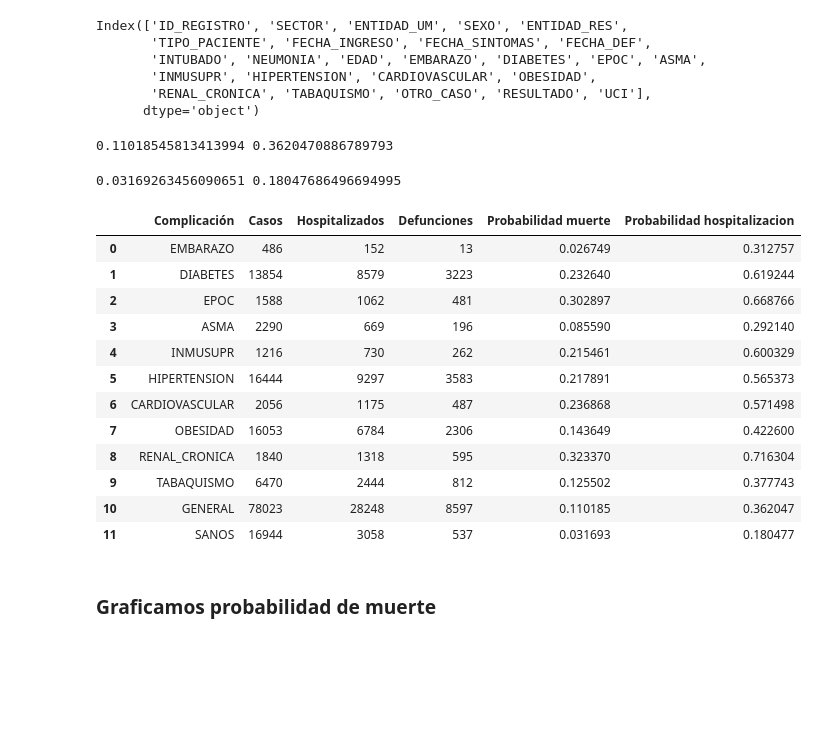
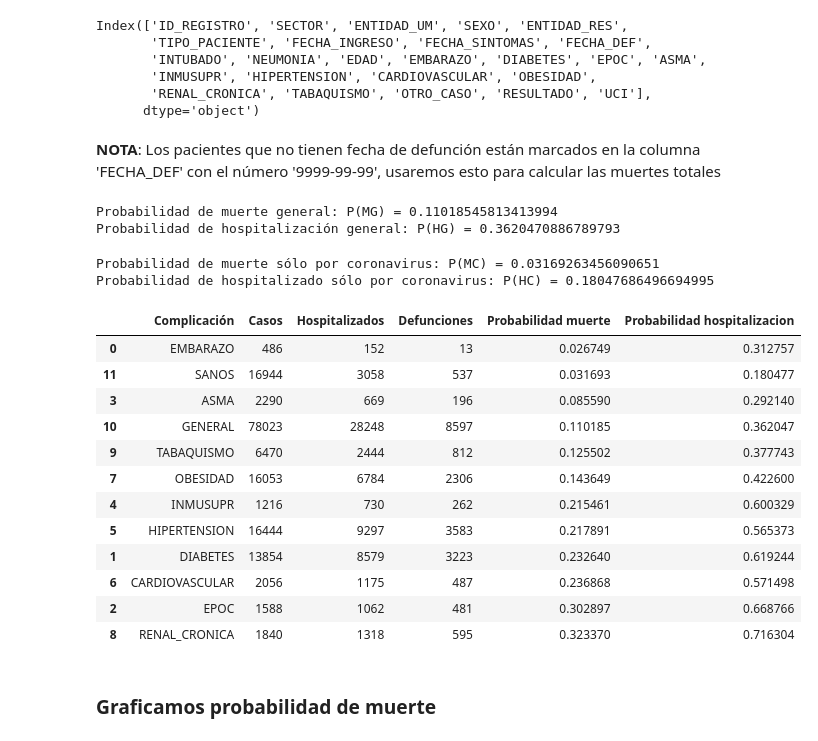
Before and after one commit to GabrielMissael/Covid_probabilidad, a Jupyter notebook: Analisis_de_datos.ipynb, the cells around one changed output. Saved outputs shown, nothing was run; the diff lists cells and outputs as text; code cells hidden in the pictures; blank space fills up the shorter version.

Commit message:
Añado comentarios, requisitos, algunas gráficas

```diff
--- a/analiss.ipynb
+++ b/Analisis_de_datos.ipynb
@@ -16 +30,5 @@ datos = pd.read_csv('datos_abiertos_covid19/200527COVID19MEXICO.csv')
+# %%
+# El siguiente código es para tener una visión completa de los datos
+pd.set_option('display.max_columns', None)  # or 1000
+pd.set_option('display.max_rows', None)  # or 1000
 # %%
@@ -156,85 +182,98 @@ Index(['ID_REGISTRO', 'SECTOR', 'ENTIDAD_UM', 'SEXO', 'ENTIDAD_RES',
        'INMUSUPR', 'HIPERTENSION', 'CARDIOVASCULAR', 'OBESIDAD',
        'RENAL_CRONICA', 'TABAQUISMO', 'OTRO_CASO', 'RESULTADO', 'UCI'],
       dtype='object')
+# %% [markdown]
+**NOTA**: Los pacientes que no tienen fecha de defunción están marcados en la columna 'FECHA_DEF' con el número '9999-99-99', usaremos esto para calcular las muertes totales
 # %%
-#Obtenemos la probabilidad general de muertes
-enfermos_totales = len(enfermos)
-muertos_totales = len(enfermos[enfermos['FECHA_DEF'] != '9999-99-99'])
-hospitalizados_totales = len(enfermos[enfermos['TIPO_PACIENTE'] == 2])
+# Obtenemos la probabilidad general de muertes
+enfermos_totales = len(enfermos) # Número de enfermos
+muertos_totales = len(enfermos[enfermos['FECHA_DEF'] != '9999-99-99']) # Número de defunciones
+hospitalizados_totales = len(enfermos[enfermos['TIPO_PACIENTE'] == 2]) # Número de hospitalizados
 
-p_general_muerte = muertos_totales/enfermos_totales
-p_general_hosp = hospitalizados_totales/enfermos_totales
-print(p_general_muerte, p_general_hosp)
+p_general_muerte = muertos_totales/enfermos_totales # Probabilidad general de muerte (Sin considerar otras complicaciones)
+p_general_hosp = hospitalizados_totales/enfermos_totales # Probailidad de ser hospitazado
+print(f"Probabilidad de muerte general: P(MG) = {p_general_muerte}")
+print(f"Probabilidad de hospitalización general: P(HG) = {p_general_hosp}")
 # %% [output]
-0.11018545813413994 0.3620470886789793
+Probabilidad de muerte general: P(MG) = 0.11018545813413994
+Probabilidad de hospitalización general: P(HG) = 0.3620470886789793
 # %%
-#Obtenemos la probabilidad de muerte de una persona sin complicaciones de salud
-complicaciones = enfermos.columns[12:22]   #Los nombres de las complicaciones
+# El siguiente código calcula la probabilidad de muerte de una persona sin complicaciones de salud
+# Sólo CORONAVIRUS
+complicaciones = enfermos.columns[12:22]   # Arreglo lleno de los nombres de las complicaciones
 
-sin_comp = datos[datos['RESULTADO'] == 1]  #Filtro solo confirmados ccon COVID
+sin_comp = datos[datos['RESULTADO'] == 1]  # Filtramos solo confirmados con COVID
 
+# Recorremos cada complicación y nos aseguramos de que filtrar todas las que tienen número 2, es decir, "NO".
 for i, complicacion in enumerate(complicaciones):
-    sin_comp = sin_comp[sin_comp[complicacion] == 2] #Filtro todas las enfermedades
+    sin_comp = sin_comp[sin_comp[complicacion] == 2]
 
+# Obtenemos el tamaño del arreglo, los hospitalizados sólo con Coronavirus y los muertos sólo por coronavirus
 n_sin_comp = len(sin_comp)
 hosp_sin_comp = len(sin_comp[sin_comp['TIPO_PACIENTE'] == 2])
 muertos_sin_comp = len(sin_comp[sin_comp['FECHA_DEF'] != '9999-99-99'])
 
-p_sano_muerte = muertos_sin_comp/n_sin_comp
-p_sano_hosp = hosp_sin_comp/n_sin_comp
+# Obtenemos la probabilidad de:
+p_sano_muerte = muertos_sin_comp/n_sin_comp # Muerto sólo por coronavirus
+p_sano_hosp = hosp_sin_comp/n_sin_comp # Hospitalizado sólo por coronavirus
 
-print(p_sano_muerte, p_sano_hosp)
+# Imprimimos resultados
+print(f"Probabilidad de muerte sólo por coronavirus: P(MC) = {p_sano_muerte}")
+print(f"Probabilidad de hospitalizado sólo por coronavirus: P(HC) = {p_sano_hosp}")
 # %% [output]
-0.03169263456090651 0.18047686496694995
+Probabilidad de muerte sólo por coronavirus: P(MC) = 0.03169263456090651
+Probabilidad de hospitalizado sólo por coronavirus: P(HC) = 0.18047686496694995
 # %%
 # Obtenemos los diferentes datos para cada tipo de complicación de salud
 
 p_muerte_comp = [] #Aqui guardaremos los datos
 
 for i, complicacion in enumerate(complicaciones):
     p_muerte_comp.append([])
-    p_muerte_comp[i].append(complicacion)  #Anexamos el nombre de la complicacion
+    p_muerte_comp[i].append(complicacion)  # Agregamos el nombre de la complicacion
 
+    # El siguiente arreglo guarda todos aquellos casos que tengan cada complicación
     casos = enfermos[enfermos[complicacion] == 1]
-    n_casos = len(casos)
-    p_muerte_comp[i].append(n_casos)  #Número de casos con esa complicación
+    n_casos = len(casos)   # El tamaño del arreglo
+    p_muerte_comp[i].append(n_casos)  # Número de casos con esa complicación
 
     n_hospitalizado = len(casos[casos['TIPO_PACIENTE'] == 2])
     p_muerte_comp[i].append(n_hospitalizado)  #Número de personas hospitalizadas con esa complicación
 
     muertos = casos[casos['FECHA_DEF'] != '9999-99-99']
     n_muertos = len(muertos)
     p_muerte_comp[i].append(n_muertos)  #Número de muertos con esa complicacion de salud
 
-    probabilidad_muerte = n_muertos/n_casos   #Probabilidad condicional de muerte
+    probabilidad_muerte = n_muertos/n_casos   # Probabilidad de muerte por condición
     p_muerte_comp[i].append(probabilidad_muerte)
 
     probabilidad_h = n_hospitalizado/n_casos
-    p_muerte_comp[i].append(probabilidad_h)   #Probabilidad condicional de hospitalización
+    p_muerte_comp[i].append(probabilidad_h)   # Probabilidad condicional de hospitalización
 
 p_muerte_comp.append(['GENERAL', enfermos_totales, hospitalizados_totales,
-                      muertos_totales, p_general_muerte, p_general_hosp])  # Añado el general nacional
+                      muertos_totales, p_general_muerte, p_general_hosp])  # Añadimos el general nacional
 p_muerte_comp.append(['SANOS', n_sin_comp, hosp_sin_comp,
-                      muertos_sin_comp, p_sano_muerte, p_sano_hosp])   #Añado el caso sin complicaciones
+                      muertos_sin_comp, p_sano_muerte, p_sano_hosp])   # Añadimos el caso sin complicaciones
 
+# Creamos nuestro dataFrame para visualizar mejor los datos
 p_muerte_comp = pd.DataFrame(p_muerte_comp, columns = ['Complicación', 'Casos',  'Hospitalizados',
                                                        'Defunciones', 'Probabilidad muerte',
-                                                       'Probabilidad hospitalizacion'])
+                                                       'Probabilidad hospitalizacion']).sort_values(by="Probabilidad muerte")
 p_muerte_comp
 # %% [output]
 |  | Complicación | Casos | Hospitalizados | Defunciones | Probabilidad muerte | Probabilidad hospitalizacion |
 | 0 | EMBARAZO | 486 | 152 | 13 | 0.026749 | 0.312757 |
-| 1 | DIABETES | 13854 | 8579 | 3223 | 0.232640 | 0.619244 |
-| 2 | EPOC | 1588 | 1062 | 481 | 0.302897 | 0.668766 |
+| 11 | SANOS | 16944 | 3058 | 537 | 0.031693 | 0.180477 |
 | 3 | ASMA | 2290 | 669 | 196 | 0.085590 | 0.292140 |
+| 10 | GENERAL | 78023 | 28248 | 8597 | 0.110185 | 0.362047 |
+| 9 | TABAQUISMO | 6470 | 2444 | 812 | 0.125502 | 0.377743 |
+| 7 | OBESIDAD | 16053 | 6784 | 2306 | 0.143649 | 0.422600 |
 | 4 | INMUSUPR | 1216 | 730 | 262 | 0.215461 | 0.600329 |
 | 5 | HIPERTENSION | 16444 | 9297 | 3583 | 0.217891 | 0.565373 |
+| 1 | DIABETES | 13854 | 8579 | 3223 | 0.232640 | 0.619244 |
 | 6 | CARDIOVASCULAR | 2056 | 1175 | 487 | 0.236868 | 0.571498 |
-| 7 | OBESIDAD | 16053 | 6784 | 2306 | 0.143649 | 0.422600 |
+| 2 | EPOC | 1588 | 1062 | 481 | 0.302897 | 0.668766 |
 | 8 | RENAL_CRONICA | 1840 | 1318 | 595 | 0.323370 | 0.716304 |
-| 9 | TABAQUISMO | 6470 | 2444 | 812 | 0.125502 | 0.377743 |
-| 10 | GENERAL | 78023 | 28248 | 8597 | 0.110185 | 0.362047 |
-| 11 | SANOS | 16944 | 3058 | 537 | 0.031693 | 0.180477 |
 # %% [markdown]
 ### Graficamos probabilidad de muerte
 # %%
```
Also changed, not shown: parts of 35 cells of this notebook.
